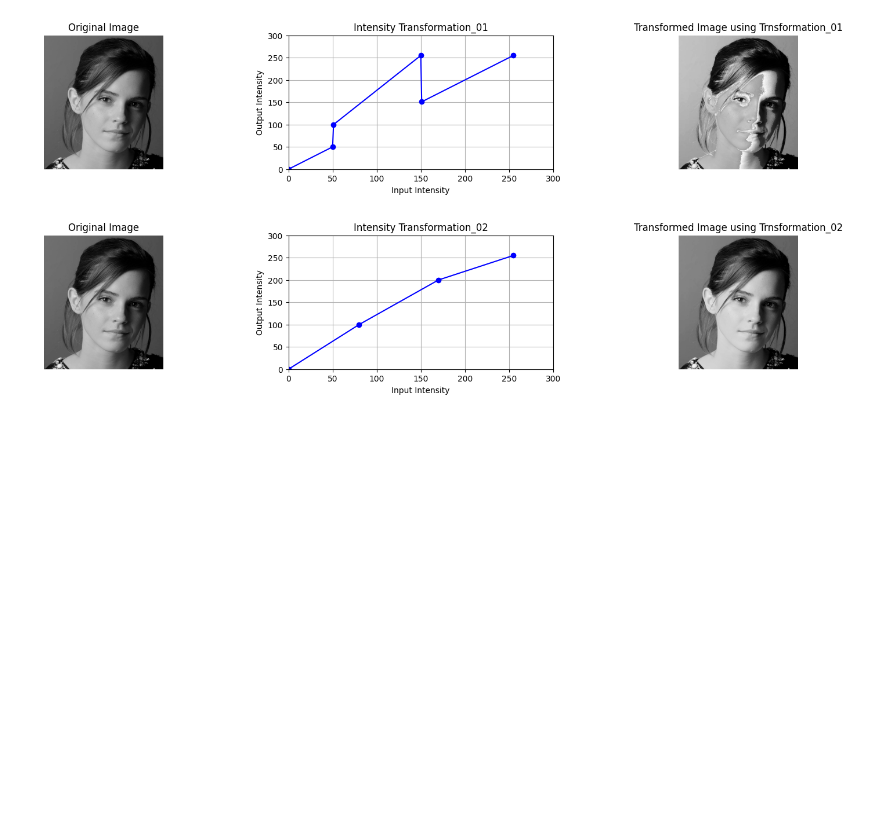
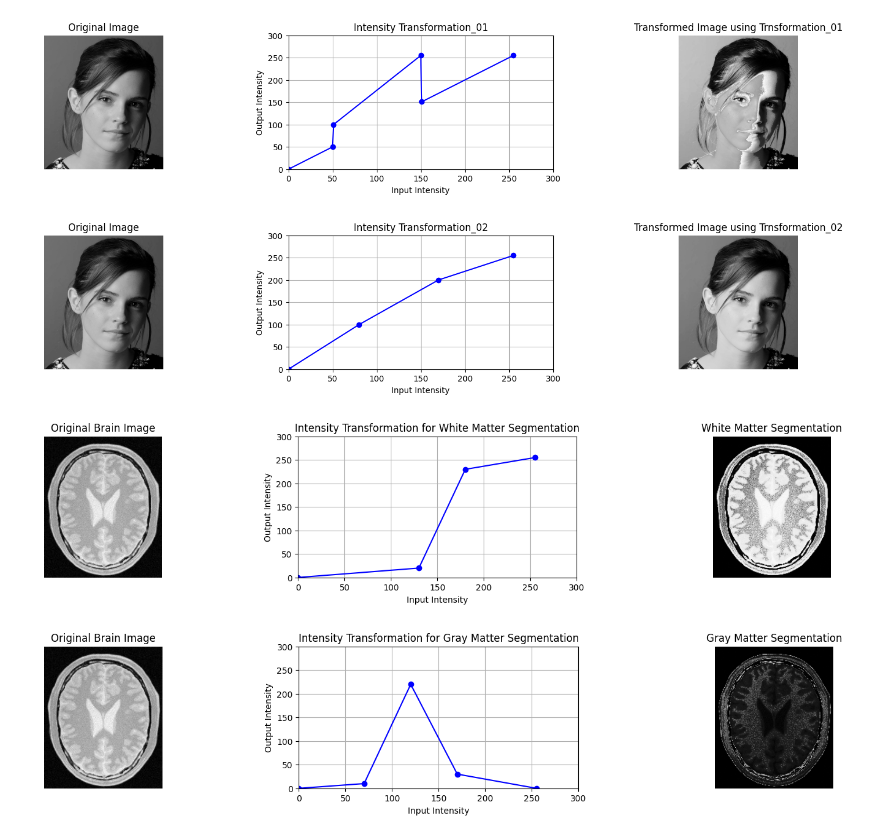
Before and after one commit to ChamodLD/Image-Processing-and-Machine-Vision, a Jupyter notebook: Assignment 01.ipynb, the cells around one changed output. Drawn from its saved outputs; the diff is of its cells as text; code cells hidden in the pictures; blank space fills up the shorter version.

Commit message:
Segmentation of Gray and White matters of the brain

```diff
--- a/Assignment 01.ipynb
+++ b/Assignment 01.ipynb
@@ -77,3 +77,72 @@ plt.show()
 # %% [output]
 [figure]
 [figure]
+# %%
+# Breakpoints targeting high intensities (White Matter)
+wm_breakpoints = [
+    [0, 0],
+    [130, 20],   # Suppress CSF(Cerebral Spinal Fluid) and Gray Matter
+    [180, 230],  # Steep stretch across White Matter range
+    [255, 255]   # Max out bright regions
+]
+x_coords_wm = [x[0] for x in wm_breakpoints] # Extracting x-coordinates from the wm_breakpoints
+y_coords_wm = [x[1] for x in wm_breakpoints] # Extracting y-coordinates from the wm_breakpoints
+
+im_brain = cv.imread("C:\\Users\\USER\\Desktop\\UNI\\Semesters\\Semester 5\\Machine_Vision\\Image-Processing-and-Machine-Vision\\images\\q2.jpeg", cv.IMREAD_GRAYSCALE)
+wm_image = intensity_transform(im_brain, wm_breakpoints)
+
+fig, ax = plt.subplots (1, 3, figsize=(20, 3))
+ax[0].imshow(im_brain, cmap='gray', vmin=0, vmax=255)
+ax[0].set_title('Original Brain Image')
+ax[0].axis('off')  # Hide axes for the original image
+
+ax[1].plot(x_coords_wm, y_coords_wm, marker='o', color='blue', linestyle='-')
+ax[1].set_title('Intensity Transformation for White Matter Segmentation')
+ax[1].set_xlabel('Input Intensity')
+ax[1].set_ylabel('Output Intensity')
+ax[1].set_xlim([0, 300]) # Fixing the axes to standard 8-bit limits
+ax[1].set_ylim([0, 300])
+ax[1].grid(True) # Adding a grid helps visualize the breakpoints
+
+
+ax[2].imshow(wm_image, cmap='gray', vmin=0, vmax=255)
+ax[2].set_title('White Matter Segmentation')
+ax[2].axis('off')  # Hide axes for the transformed image
+
+plt.show()
+
+# Breakpoints targeting mid intensities (Gray Matter)
+gm_breakpoints = [
+    [0, 0],
+    [70, 10],    # Suppress dark background / CSF
+    [120, 220],  # Steep stretch across Gray Matter range
+    [170, 30],   # Drop bright White Matter to keep Gray Matter visually dominant
+    [255, 0]
+]
+
+x_coords_gm = [x[0] for x in gm_breakpoints] # Extracting x-coordinates from the gm_breakpoints
+y_coords_gm = [x[1] for x in gm_breakpoints] # Extracting y-coordinates from the gm_breakpoints
+
+gm_image = intensity_transform(im_brain, gm_breakpoints)
+fig, ax = plt.subplots (1, 3, figsize=(20, 3))
+ax[0].imshow(im_brain, cmap='gray', vmin=0, vmax=255)
+ax[0].set_title('Original Brain Image')
+ax[0].axis('off')  # Hide axes for the original image
+
+ax[1].plot(x_coords_gm, y_coords_gm, marker='o', color='blue', linestyle='-')
+ax[1].set_title('Intensity Transformation for Gray Matter Segmentation')
+ax[1].set_xlabel('Input Intensity')
+ax[1].set_ylabel('Output Intensity')
+ax[1].set_xlim([0, 300]) # Fixing the axes to standard 8-bit limits
+ax[1].set_ylim([0, 300])
+ax[1].grid(True) # Adding a grid helps visualize the breakpoints
+
+
+ax[2].imshow(gm_image, cmap='gray', vmin=0, vmax=255)
+ax[2].set_title('Gray Matter Segmentation')
+ax[2].axis('off')  # Hide axes for the transformed image
+
+plt.show()
+# %% [output]
+[figure, added]
+[figure, added]
```
